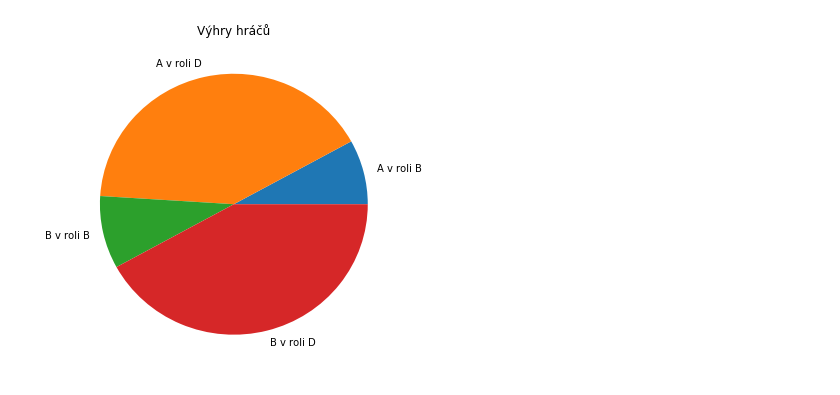
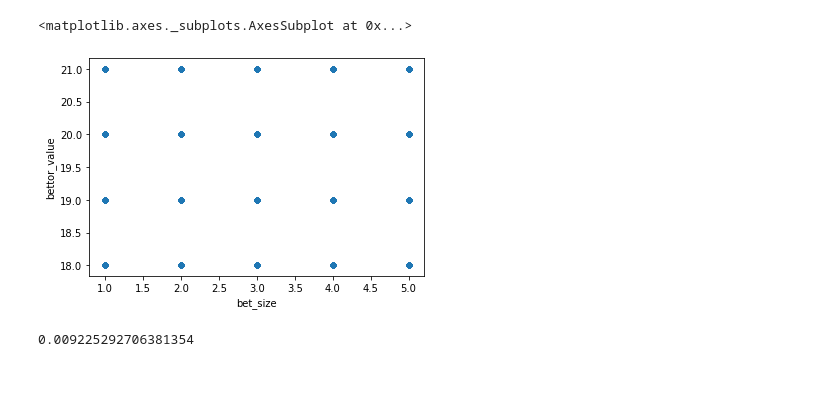
Before and after one commit to matousc89/letni_skola, a Jupyter notebook: zpracovani_dat.ipynb, the cells around one changed output. Saved outputs shown, nothing was run; the diff lists cells and outputs as text; code cells hidden in the pictures.

```diff
--- a/zpracovani_dat.ipynb
+++ b/zpracovani_dat.ipynb
@@ -7,2 +48,2 @@ import pandas as pd
 # %%
-data = pd.read_csv('data/output.csv', sep=",")
+data = pd.read_csv('data/output.csv', delimiter=',')
@@ -51,17 +50,7 @@ plt.show()
-# %%
-roles = ["B", "D"]
-
-labels = []
-counts = []
-for name in names:
-    for role in roles:
-        labels.append("{} v roli {}".format(name, role))
-        count = len(data[data["name"] == name][data["role"] == role])
-        counts.append(count)
-
-plt.figure(figsize=(6,6))
-plt.pie(counts, labels=labels)
-plt.title("Výhry hráčů")
-plt.show()
-# %% [output]
-[figure, removed]
+# %%
+better_player_won = data.loc[data['winner'] == 'Better player']
+better_player_bettor = better_player_won.loc[better_player_won['bettor_name'] == 'Better player']
+better_player_bettor.plot(kind='scatter', x='bet_size', y='bettor_value')
+# %% [output]
+<matplotlib.axes._subplots.AxesSubplot at 0x...>
+[figure, added]
@@ -67,0 +59,4 @@ plt.show()
+# %%
+print(corr)
+# %% [output]
+0.009225292706381354
```
Also changed, not shown: parts of 13 cells of this notebook.
